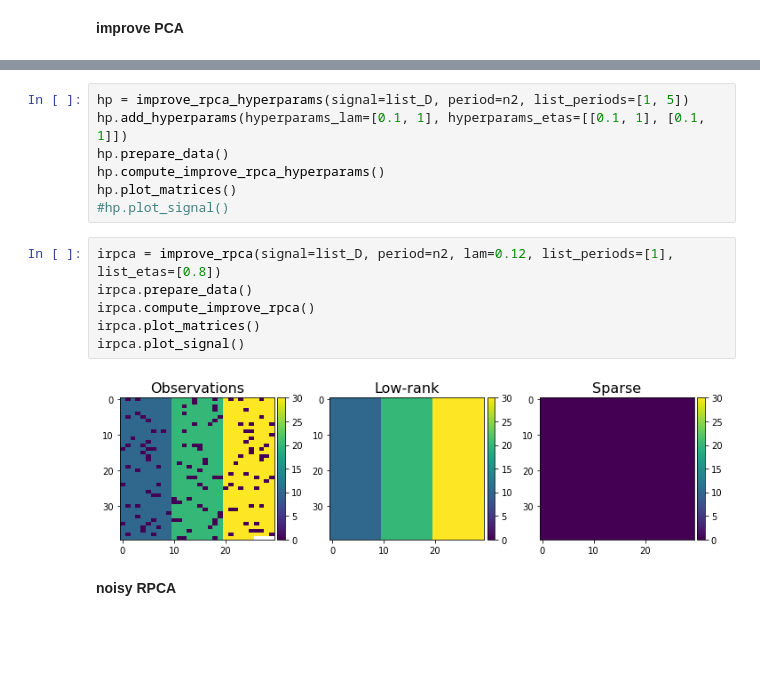
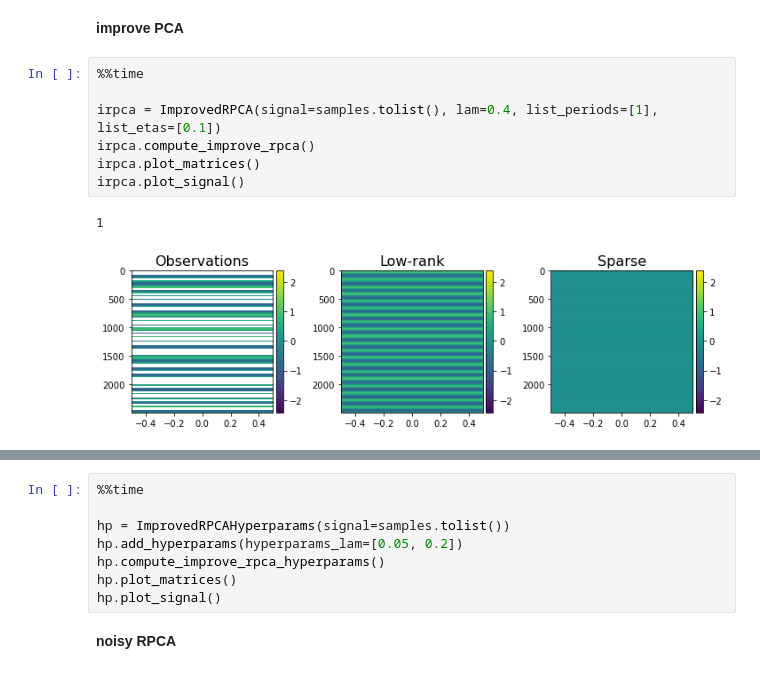
Before and after one commit to scikit-learn-contrib/qolmat, a Jupyter notebook: test.ipynb, the cells around one changed output, grey strips where cells are left out. Saved outputs shown, nothing was run; the diff lists cells and outputs as text; blank space fills up the shorter version.

```diff
--- a/test.ipynb
+++ b/test.ipynb
@@ -41,2 +50,12 @@ rpca.plot_signal()
 # %% [markdown]
 **improve PCA**
+# %%
+%%time
+
+irpca = ImprovedRPCA(signal=samples.tolist(), lam=0.4, list_periods=[1], list_etas=[0.1])
+irpca.compute_improve_rpca()
+irpca.plot_matrices()
+irpca.plot_signal()
+# %% [output]
+1
+[figure, added]
@@ -43,17 +64,10 @@ rpca.plot_signal()
 # %%
-hp = improve_rpca_hyperparams(signal=list_D, period=n2, list_periods=[1, 5])
-hp.add_hyperparams(hyperparams_lam=[0.1, 1], hyperparams_etas=[[0.1, 1], [0.1, 1]])
-hp.prepare_data()
+%%time
+
+hp = ImprovedRPCAHyperparams(signal=samples.tolist())
+hp.add_hyperparams(hyperparams_lam=[0.05, 0.2])
 hp.compute_improve_rpca_hyperparams()
 hp.plot_matrices()
-#hp.plot_signal()
+hp.plot_signal()
-# %%
-irpca = improve_rpca(signal=list_D, period=n2, lam=0.12, list_periods=[1], list_etas=[0.8])
-irpca.prepare_data()
-irpca.compute_improve_rpca()
-irpca.plot_matrices()
-irpca.plot_signal()
-# %% [output]
-[figure, removed]
 # %% [markdown]
 **noisy RPCA**
```
Also changed, not shown: parts of 8 cells of this notebook, 8 other files.
